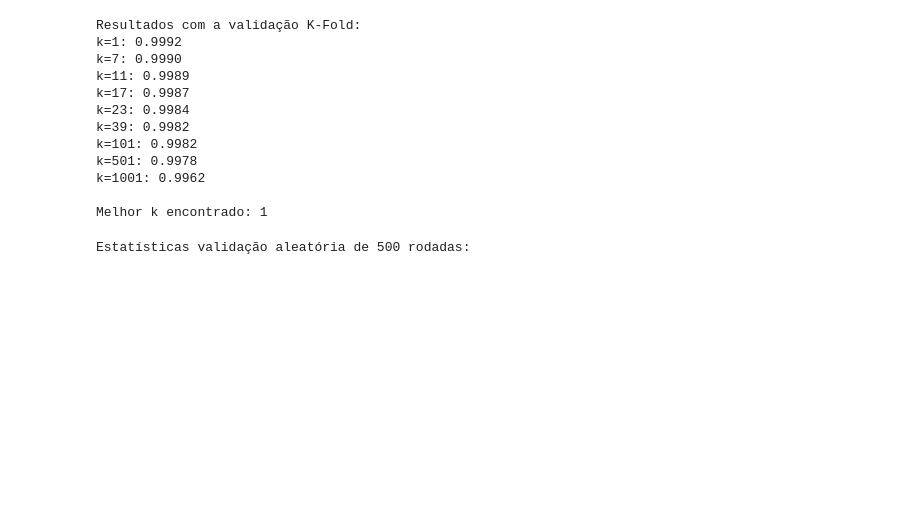
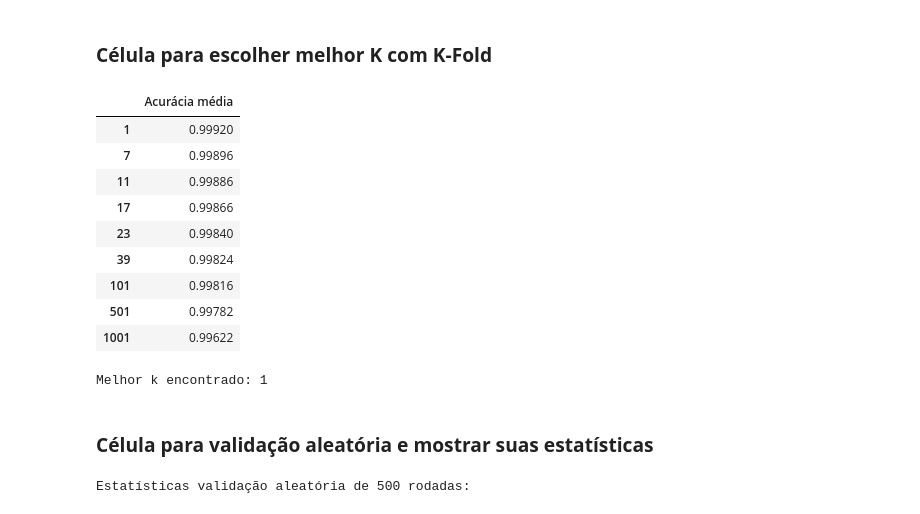
Before and after one commit to PedroKeita/ML-Vivencial, a Jupyter notebook: notebooks/classificacao.ipynb, the cells around one changed output. Saved outputs shown, nothing was run; the diff lists cells and outputs as text; code cells hidden in the pictures; blank space fills up the shorter version.

```diff
--- a/notebooks/classificacao.ipynb
+++ b/notebooks/classificacao.ipynb
@@ -10,11 +17,7 @@ import numpy as np
 # %%
 # Carregar dados do CSV
-x, y = loading_date("data/EMGDataset.csv")
+X, y = loading_date("data/EMGDataset.csv")
 
-# Mostrar dimensões e primeiras amostras
-print(f"X shape: {x.shape}, Y shape: {y.shape}")
-print("Primeiras 5 amostras de X:")
-print(x[:5])
-print("Primeiras 5 amostras de Y:")
-print(y[:5])
+#Visualizar os dados do CSV
+view_scatter_plot(X, y)
 # %% [output]
@@ -34,27 +25,29 @@ view_scatter_plot(x, y)
+# %% [markdown]
+### **Célula para escolher melhor K com K-Fold**
 # %%
 # Definir valores de k a testar
 k_values = [1, 7, 11, 17, 23, 39, 101, 501, 1001]
 
 # Escolher melhor k por meio do K-Fold
-better_k, results = choose_k(x, y, k_values)
+better_k, results = choose_k(X, y, k_values)
 
-print("Resultados com a validação K-Fold:")
-for k, score in results.items():
-    print(f"k={k}: {score:.4f}")
-
+# Exibir resultados
+results_df =pd.DataFrame.from_dict(results, orient='index', columns=["Acurácia média"]).sort_index()
+display(results_df)
 print(f"\nMelhor k encontrado: {better_k}")
 # %% [output]
+|  | Acurácia média |
+| 1 | 0.99920 |
+| 7 | 0.99896 |
+| 11 | 0.99886 |
+| 17 | 0.99866 |
+| 23 | 0.99840 |
+| 39 | 0.99824 |
+| 101 | 0.99816 |
+| 501 | 0.99782 |
+| 1001 | 0.99622 |
-Resultados com a validação K-Fold:
-k=1: 0.9992
-k=7: 0.9990
-k=11: 0.9989
-k=17: 0.9987
-k=23: 0.9984
-k=39: 0.9982
-k=101: 0.9982
-k=501: 0.9978
-k=1001: 0.9962
-
 Melhor k encontrado: 1
+# %% [markdown]
+### **Célula para validação aleatória e mostrar suas estatísticas**
 # %%
 # Rodar validação aleatória
```
Also changed, not shown: parts of 7 cells of this notebook, 2 other files.
